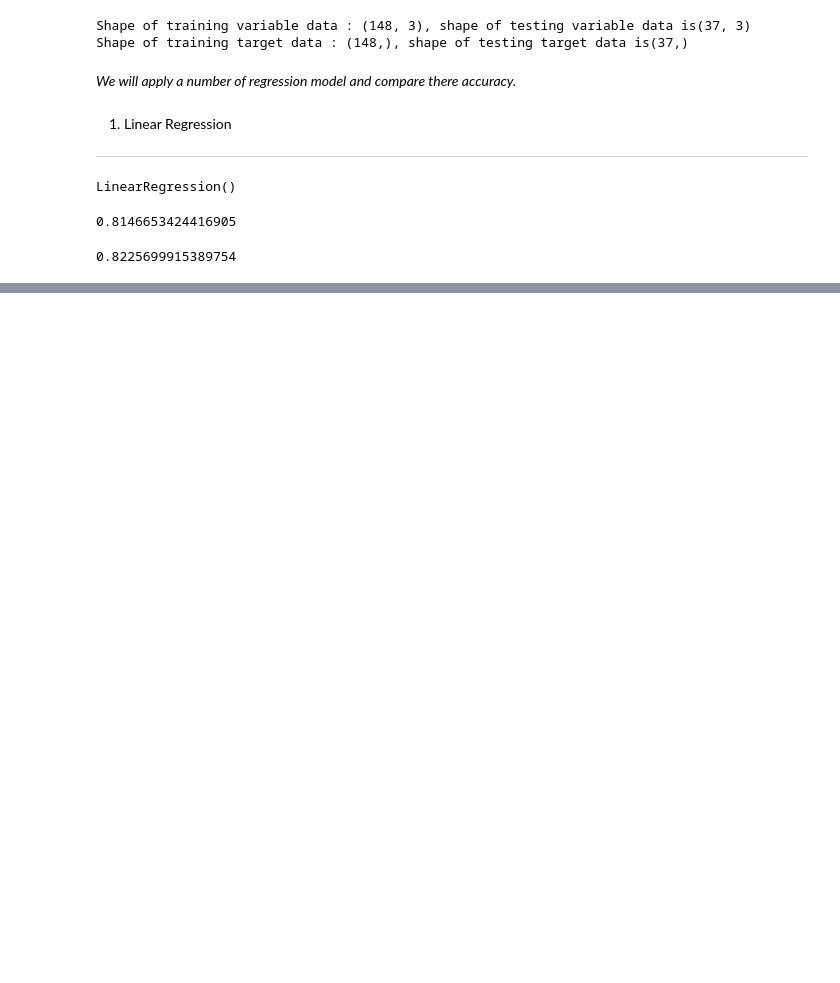
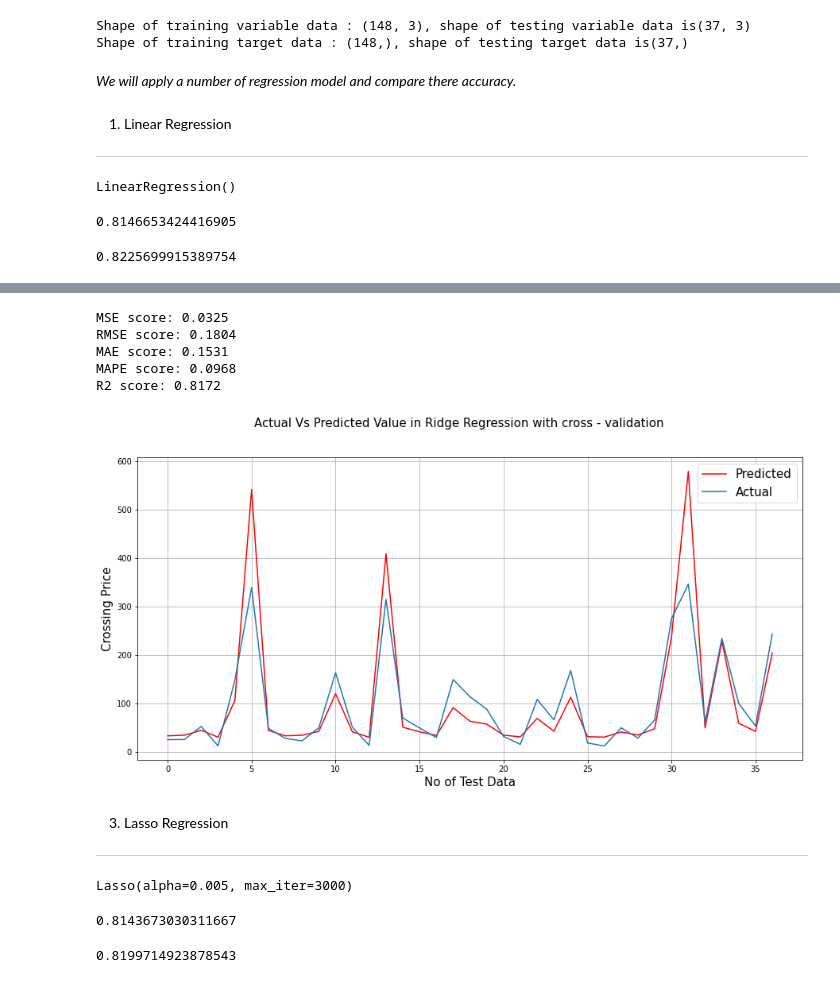
Before and after one commit to akashsinghsharma/almabetter-MLYesBank-RegressionProject, a Jupyter notebook: YES_BANK_Stock_closing_price_prediction.ipynb, the cells around one changed output, grey strips where cells are left out. Cells and saved outputs as stored; diff of their text form; code cells hidden in the pictures; blank space fills up the shorter version.

```diff
--- a/YES_BANK_Stock_closing_price_prediction.ipynb
+++ b/YES_BANK_Stock_closing_price_prediction.ipynb
@@ -319,0 +483,2 @@ regressor.score(x_test , y_test)
+# %%
+model_cv.fit(x_train, y_train)
@@ -319,0 +497,2 @@ regressor.score(x_test , y_test)
+# %%
+y_pred = model_cv.predict(x_test)
@@ -319,0 +512,44 @@ regressor.score(x_test , y_test)
+# %%
+# Performance :
+
+# Test Performance
+print("MSE score:", round(mean_squared_error (y_test, y_pred), 4))
+print("RMSE score:", round(math.sqrt(mean_squared_error (y_test, y_pred)), 4))
+print("MAE score:", round(mean_absolute_error(y_test, y_pred), 4))
+print("MAPE score:", round(mean_absolute_percentage_error(y_test, y_pred), 4))
+print("R2 score:", round(r2_score(y_test, y_pred), 4))
+# %% [output]
+MSE score: 0.0325
+RMSE score: 0.1804
+MAE score: 0.1531
+MAPE score: 0.0968
+R2 score: 0.8172
+# %%
+plt.figure(figsize=(15,7))
+plt.plot(10**(y_pred),color='red')
+plt.plot(10**(np.array(y_test)))
+plt.suptitle('Actual Vs Predicted Value in Ridge Regression with cross - validation', fontsize= 15)
+plt.legend(['Predicted','Actual'], fontsize = 15)
+plt.xlabel('No of Test Data', fontsize = 15)
+plt.ylabel('Crossing Price', fontsize= 15)
+plt.grid(True)
+# %% [output]
+[figure, added]
+# %% [markdown]
+3. Lasso Regression
+
+---
+# %%
+from sklearn.linear_model import Lasso
+model = Lasso(alpha=0.005, max_iter = 3000)
+model.fit(x_train, y_train)
+# %% [output]
+Lasso(alpha=0.005, max_iter=3000)
+# %%
+model.score(x_train , y_train) #training score
+# %% [output]
+0.8143673030311667
+# %%
+model.score(x_test , y_test) #testing score
+# %% [output]
+0.8199714923878543
```
Also changed, not shown: parts of 53 cells of this notebook.
